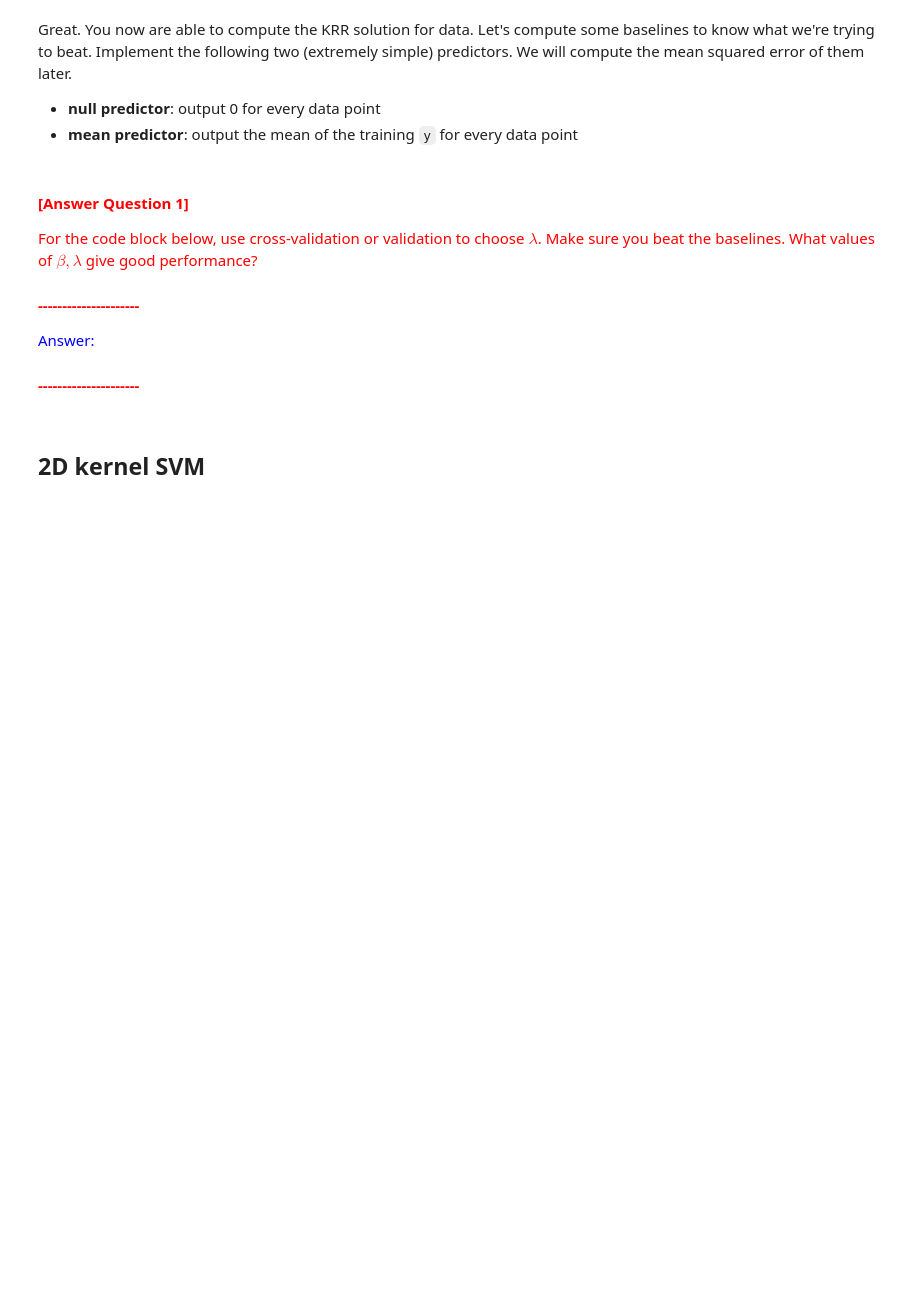
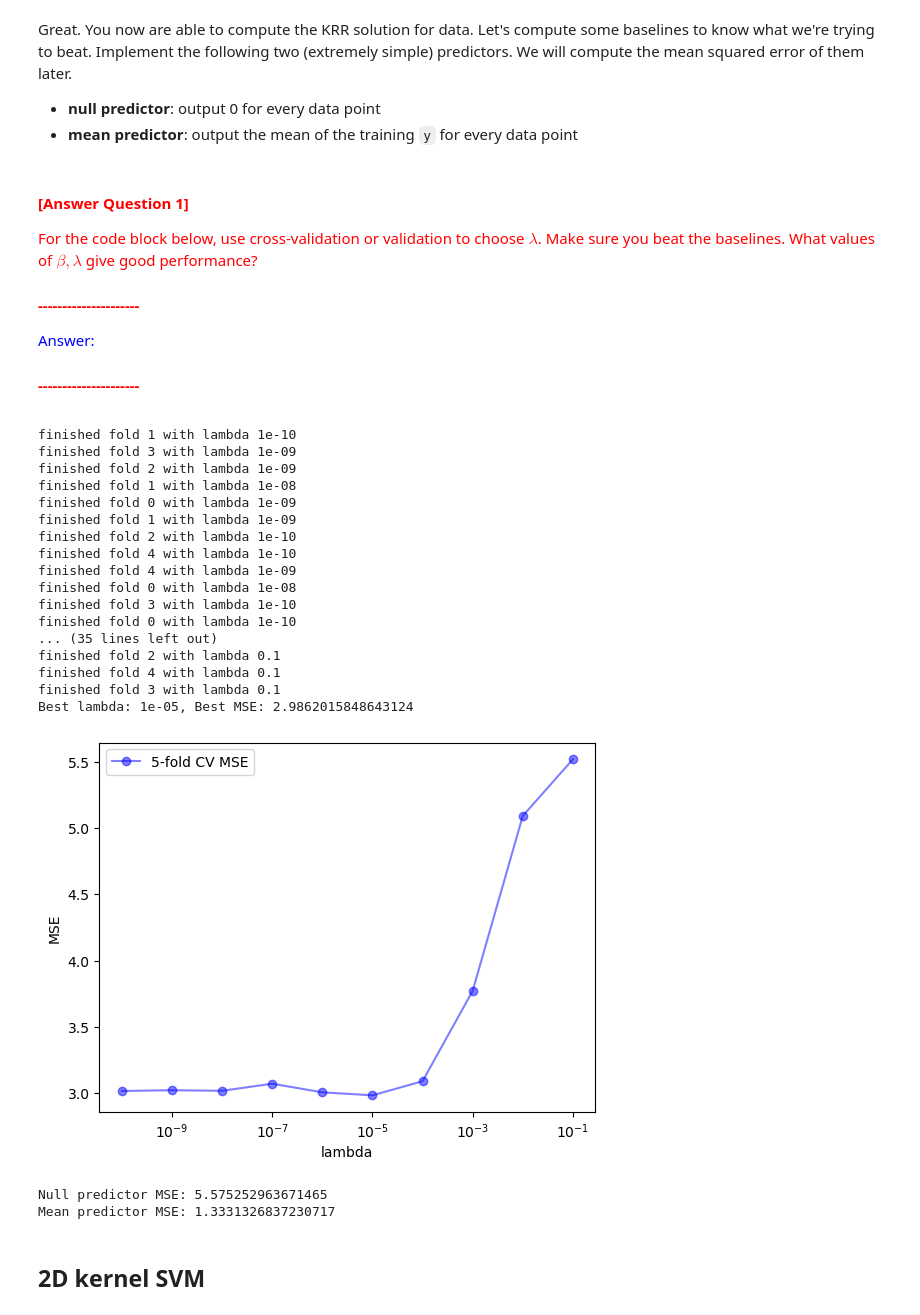
Before and after one commit to andrewlys/ttic31020, a Jupyter notebook: hw5/hw5-1.ipynb, the cells around one changed output. Saved outputs shown, nothing was run; the diff lists cells and outputs as text; code cells hidden in the pictures; blank space fills up the shorter version.

```diff
--- a/hw5/hw5-1.ipynb
+++ b/hw5/hw5-1.ipynb
@@ -109,4 +127,9 @@ def predict_kernel_ridge(kernel, x, alpha, train_x):
     #### TASK 2 CODE
+# %%
+kernel = RBF_kernel(beta = beta)
+lmbd = 0.1
+alpha = train_kernel_ridge(kernel, lmbd, housing_data.X_train, housing_data.y_train)
+train_preds = predict_kernel_ridge(kernel, housing_data.X_train, alpha, housing_data.X_train)
 # %% [markdown]
 Given this, load and process the data into the Gram matrix, compute the KRR solution for this data for some fixed regularization parameter $\lambda$, and predict the answers on a validation set.
 
@@ -144,8 +167,69 @@ Answer:
 </span>
 # %%
 #### TASK 2 CODE
+import sklearn.model_selection
+import concurrent.futures
+from worker import train_val_split
+#init vars
+lmbds = np.logspace(-10, -1, 10)
+folds = 5
+mses = np.zeros((len(lmbds), folds))
+kf = sklearn.model_selection.KFold(n_splits=folds, shuffle=True)
 
+#parallelize training and testing
+with concurrent.futures.ProcessPoolExecutor() as executor:
+    futures = {executor.submit(train_val_split, lmbd, train_index, test_index):
+               (i, fold)
+               for i, lmbd in enumerate(lmbds)
+               for fold, (train_index, test_index) in enumerate(kf.split(housing_data.X_train))
+               }
+    for future in concurrent.futures.as_completed(futures):
+        i, fold = futures[future]
+        try:
+            mses[i, fold] = future.result()
+        except Exception as exc:
+            print(f'generated an exception: {exc}')
+        else:
+            print(f'finished fold {fold} with lambda {lmbds[i]}')
+
+mses = mses.mean(axis=1)
+best_lmbd = lmbds[np.argmin(mses)]
+best_mse = np.min(mses)
+print(f"Best lambda: {best_lmbd}, Best MSE: {best_mse}")
+plt.plot(lmbds, mses, marker='o', linestyle='-', color='b', alpha=0.5, label='5-fold CV MSE')
+plt.xscale('log')
+plt.xlabel('lambda')
+plt.ylabel('MSE')
+plt.legend()
+plt.show()
 #### TASK 2 CODE
+# %% [output]
+finished fold 1 with lambda 1e-10
+finished fold 3 with lambda 1e-09
+finished fold 2 with lambda 1e-09
+finished fold 1 with lambda 1e-08
+finished fold 0 with lambda 1e-09
+finished fold 1 with lambda 1e-09
+finished fold 2 with lambda 1e-10
+finished fold 4 with lambda 1e-10
+finished fold 4 with lambda 1e-09
+finished fold 0 with lambda 1e-08
+finished fold 3 with lambda 1e-10
+finished fold 0 with lambda 1e-10
+... (35 lines left out)
+finished fold 2 with lambda 0.1
+finished fold 4 with lambda 0.1
+finished fold 3 with lambda 0.1
+Best lambda: 1e-05, Best MSE: 2.9862015848643124
+[figure, added]
+# %%
+null_mse = mean_squared_error(null_predictor(housing_data.X_train), housing_data.y_train)
+mean_mse = mean_squared_error(mean_predictor(housing_data.y_train, housing_data.X_train), housing_data.y_train)
+print(f"Null predictor MSE: {null_mse}")
+print(f"Mean predictor MSE: {mean_mse}")
+# %% [output]
+Null predictor MSE: 5.575252963671465
+Mean predictor MSE: 1.3331326837230717
 # %% [markdown]
 ## 2D kernel SVM
 # %% [markdown]
```
Also changed, not shown: parts of 4 cells of this notebook, 6 other files.
